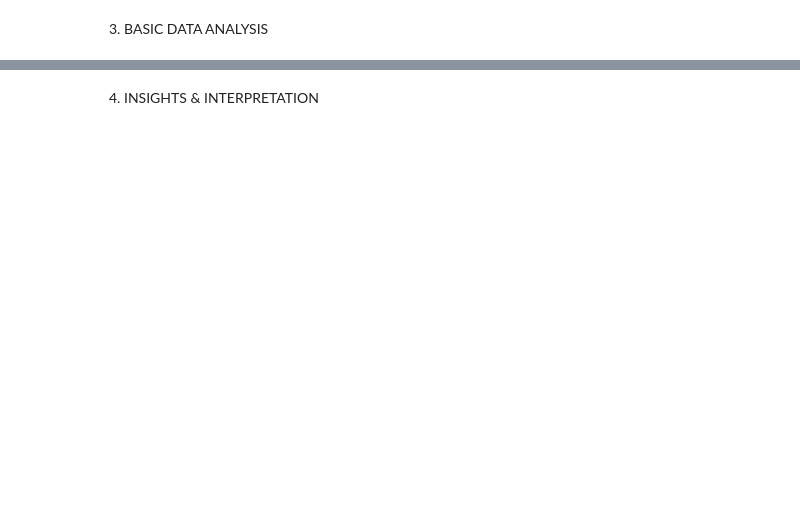
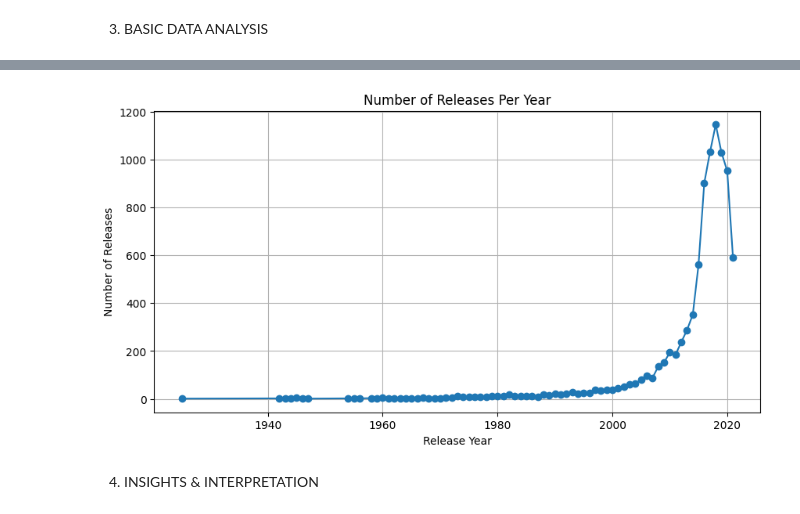
Before and after one commit to catgempesaw/CS-3246, a Jupyter notebook: [Activity_2]_Python_Pandas_Student_Copy.ipynb, the cells around one changed output, grey strips where cells are left out. Drawn from its saved outputs; the diff is of its cells as text; code cells hidden in the pictures; blank space fills up the shorter version.

```diff
--- a/[Activity_2]_Python_Pandas_Student_Copy.ipynb
+++ b/[Activity_2]_Python_Pandas_Student_Copy.ipynb
@@ -441,5 +468,7 @@ print(netflixData)
 # %%
 # Remove duplicates and format the date-related data properly.
+
+netflixData = netflixData.drop_duplicates()
 # %% [markdown]
 3. BASIC DATA ANALYSIS
 # %%
@@ -451,3 +501,18 @@ print(netflixData)
+# %%
+# Analyze the number of releases per year to observe trends.
+import matplotlib.pyplot as plt
+
+releases_per_year = netflixData['release_year'].value_counts().sort_index()
+
+plt.figure(figsize=(10, 5))
+plt.plot(releases_per_year.index, releases_per_year.values, marker='o', linestyle='-')
+plt.xlabel('Release Year')
+plt.ylabel('Number of Releases')
+plt.title('Number of Releases Per Year')
+plt.grid(True)
+plt.show()
+# %% [output]
+[figure, added]
 # %% [markdown]
 4. INSIGHTS & INTERPRETATION
 # %%
```
Also changed, not shown: parts of 8 cells of this notebook.
